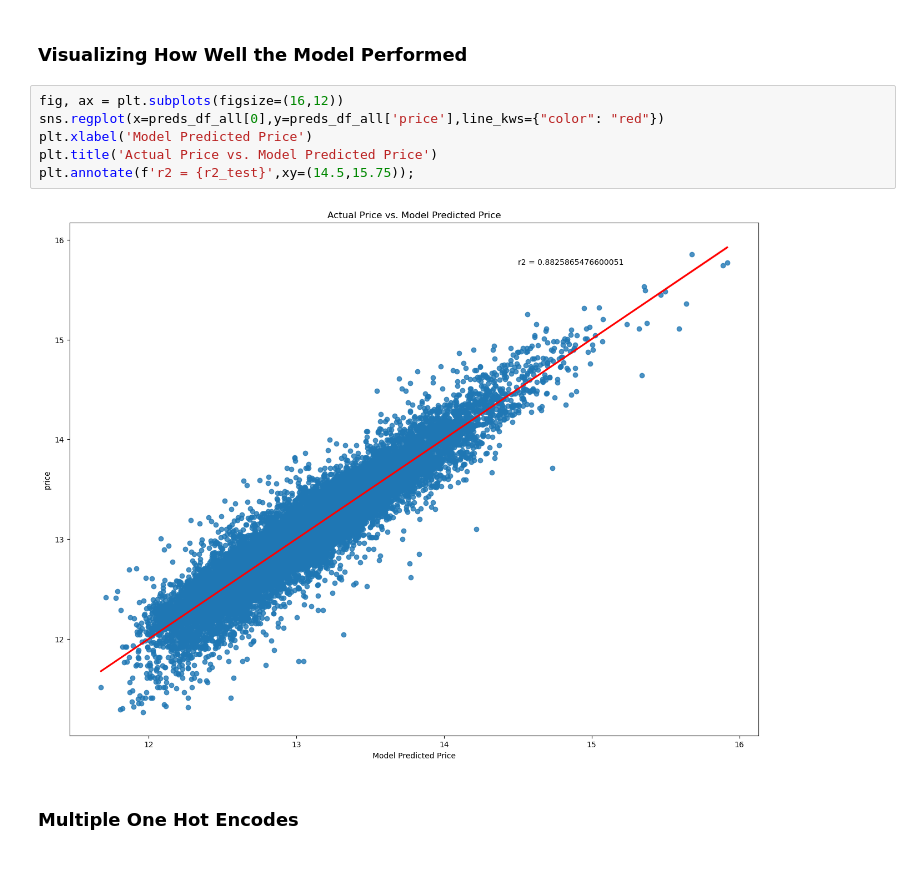
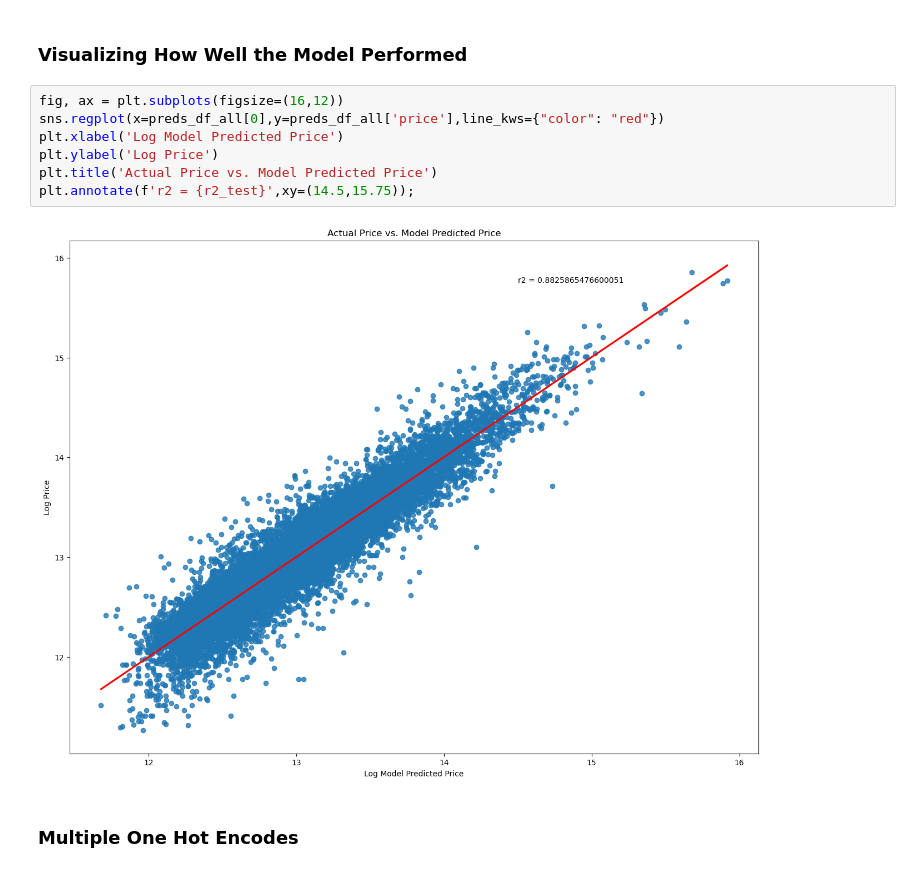
Before and after one commit to jpalgon/KingCountyHousing, a Jupyter notebook: Notebooks/Modeling and Results.ipynb, the cells around one changed output. Saved outputs shown, nothing was run; the diff lists cells and outputs as text.

```diff
--- a/Notebooks/Modeling and Results.ipynb
+++ b/Notebooks/Modeling and Results.ipynb
@@ -404,11 +402,12 @@ sns.histplot(preds_df_all.residual);
 # %%
 fig, ax = plt.subplots(figsize=(16,12))
 sns.regplot(x=preds_df_all[0],y=preds_df_all['price'],line_kws={"color": "red"})
-plt.xlabel('Model Predicted Price')
+plt.xlabel('Log Model Predicted Price')
+plt.ylabel('Log Price')
 plt.title('Actual Price vs. Model Predicted Price')
 plt.annotate(f'r2 = {r2_test}',xy=(14.5,15.75));
 # %% [output]
-[figure, old version]
+[figure, new version]
 # %% [markdown]
 ### Multiple One Hot Encodes
 # %% [markdown]
```
Also changed, not shown: parts of 1 cell of this notebook, 1 other file.
